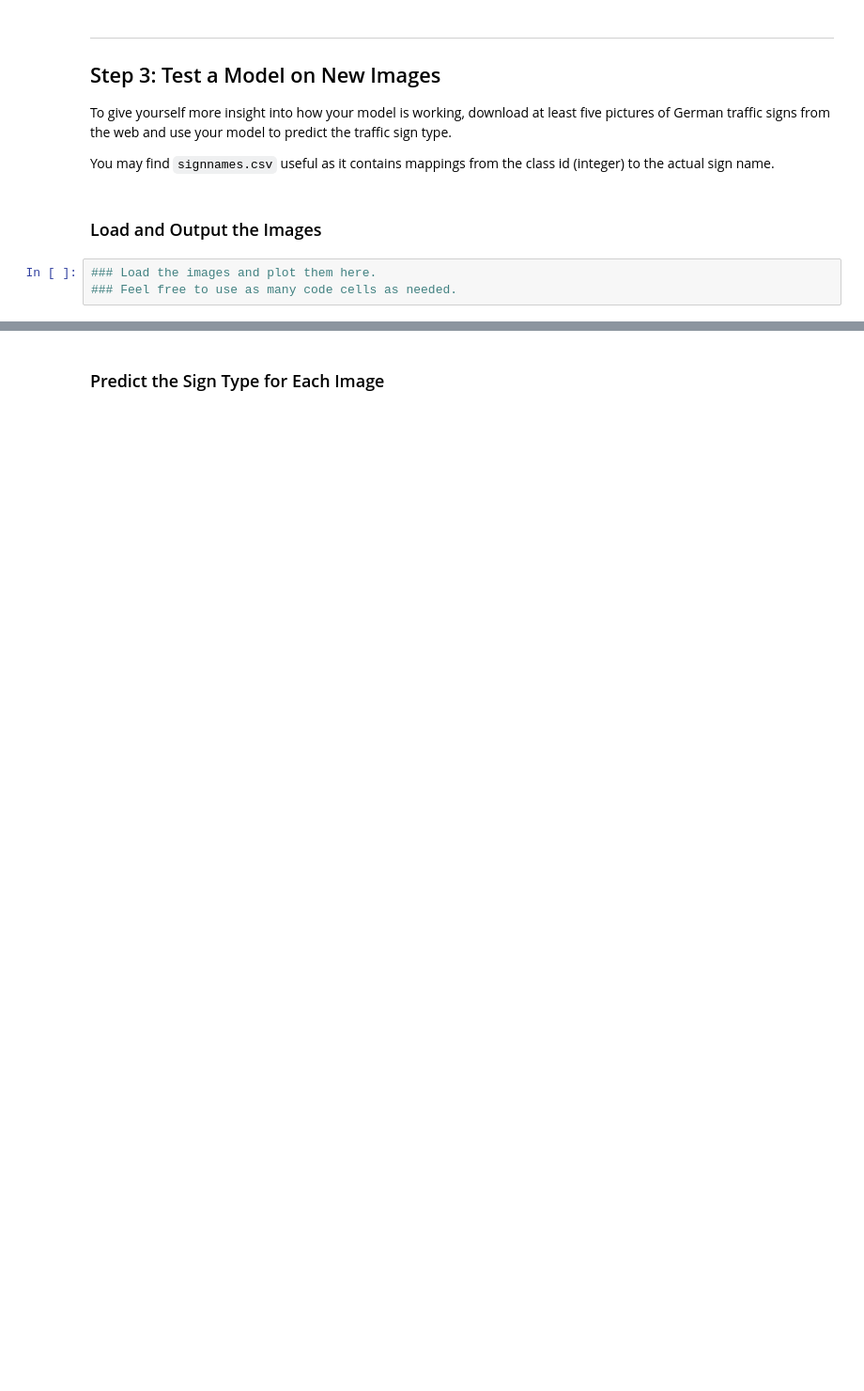
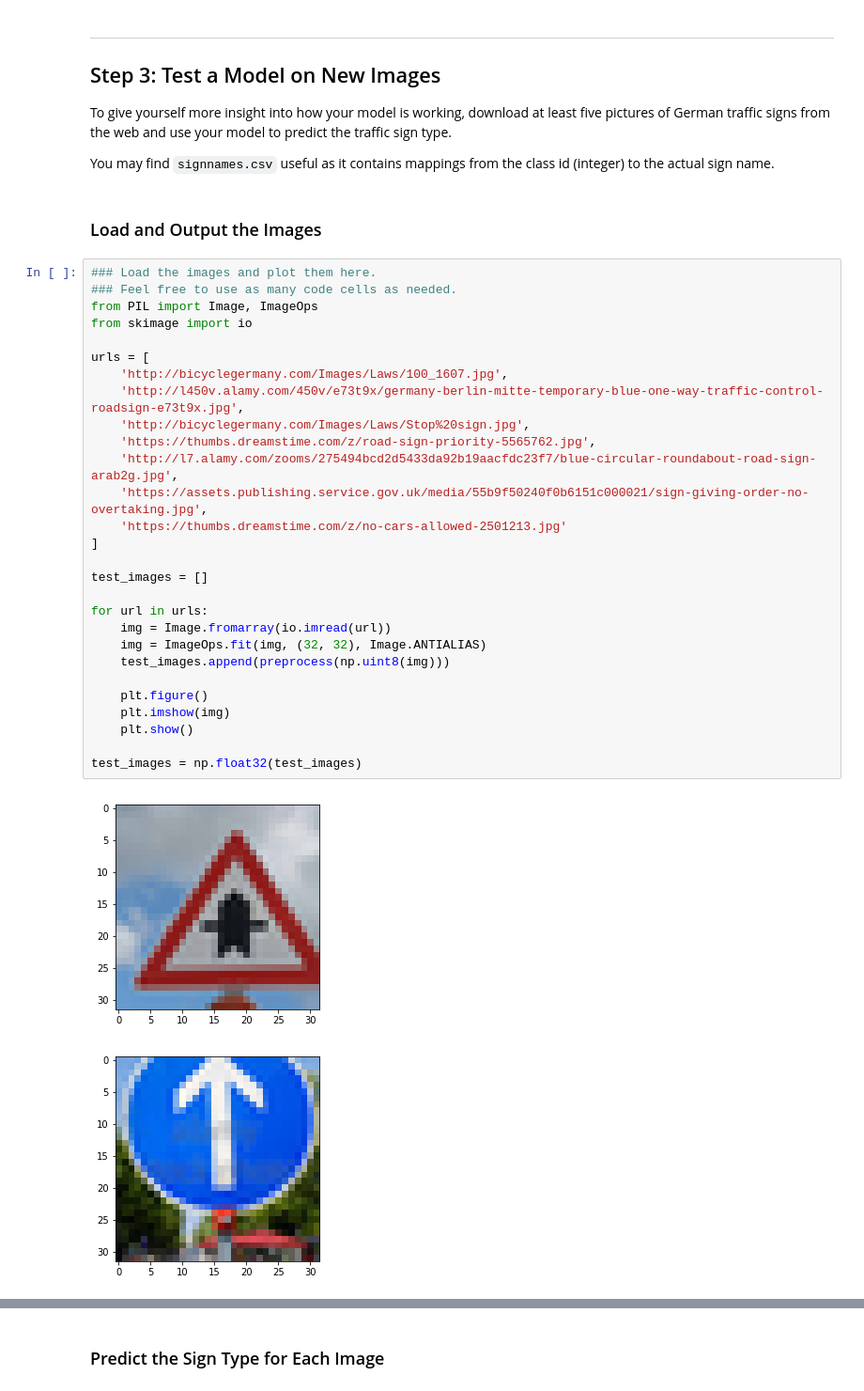
Before and after one commit to schafer14/Traffic-Sign-Classifier, a Jupyter notebook: Traffic_Sign_Classifier.ipynb, the cells around one changed output, grey strips where cells are left out. Shown: that part at 94% size. Cells and saved outputs as stored; diff of their text form; blank space fills up the shorter version.

```diff
--- a/Traffic_Sign_Classifier.ipynb
+++ b/Traffic_Sign_Classifier.ipynb
@@ -354,6 +377,34 @@ To give yourself more insight into how your model is working, download at least
 You may find `signnames.csv` useful as it contains mappings from the class id (integer) to the actual sign name.
 # %% [markdown]
 ### Load and Output the Images
-# %%
-### Load the images and plot them here.
-### Feel free to use as many code cells as needed.
+# %%
+### Load the images and plot them here.
+### Feel free to use as many code cells as needed.
+from PIL import Image, ImageOps
+from skimage import io
+
+urls = [
+    'http://bicyclegermany.com/Images/Laws/100_1607.jpg',
+    'http://l450v.alamy.com/450v/e73t9x/germany-berlin-mitte-temporary-blue-one-way-traffic-control-roadsign-e73t9x.jpg',
+    'http://bicyclegermany.com/Images/Laws/Stop%20sign.jpg',
+    'https://thumbs.dreamstime.com/z/road-sign-priority-5565762.jpg',
+    'http://l7.alamy.com/zooms/275494bcd2d5433da92b19aacfdc23f7/blue-circular-roundabout-road-sign-arab2g.jpg',
+    'https://assets.publishing.service.gov.uk/media/55b9f50240f0b6151c000021/sign-giving-order-no-overtaking.jpg',
+    'https://thumbs.dreamstime.com/z/no-cars-allowed-2501213.jpg'
+]
+
+test_images = []
+
+for url in urls:
+    img = Image.fromarray(io.imread(url))
+    img = ImageOps.fit(img, (32, 32), Image.ANTIALIAS)
+    test_images.append(preprocess(np.uint8(img)))
+
+    plt.figure()
+    plt.imshow(img)
+    plt.show()
+
+test_images = np.float32(test_images)
+# %% [output]
+[figure, added]
+[figure, added]
```
Also changed, not shown: parts of 10 cells of this notebook.
